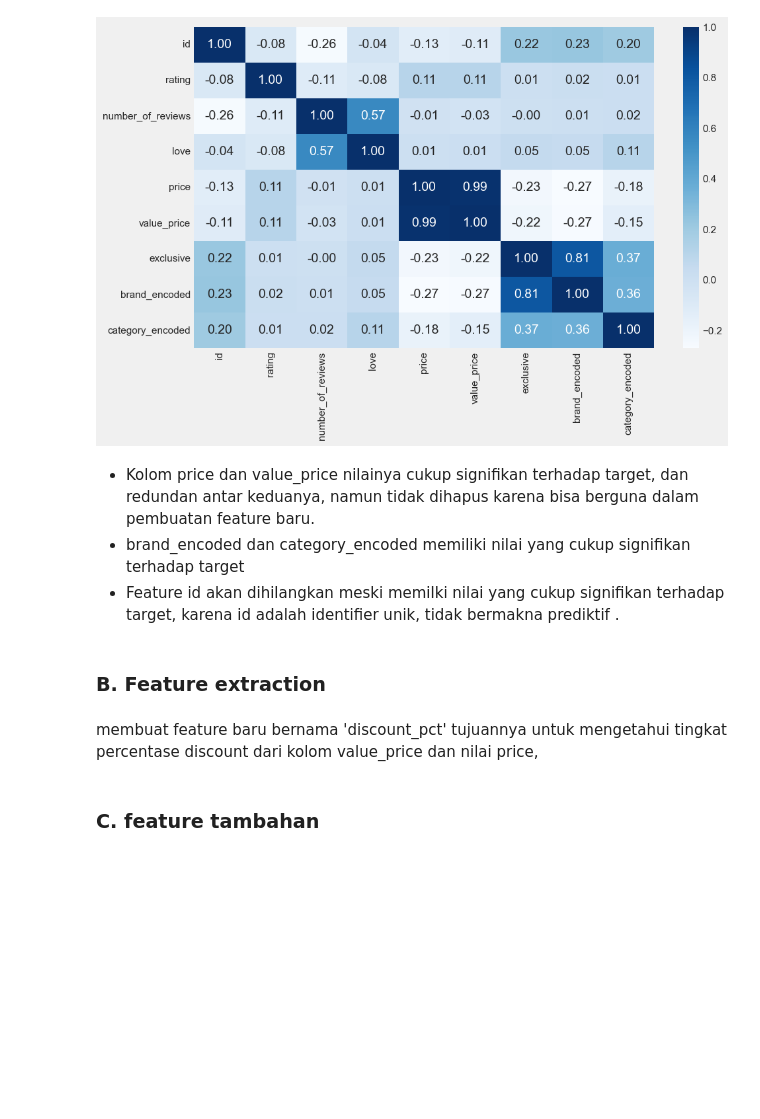
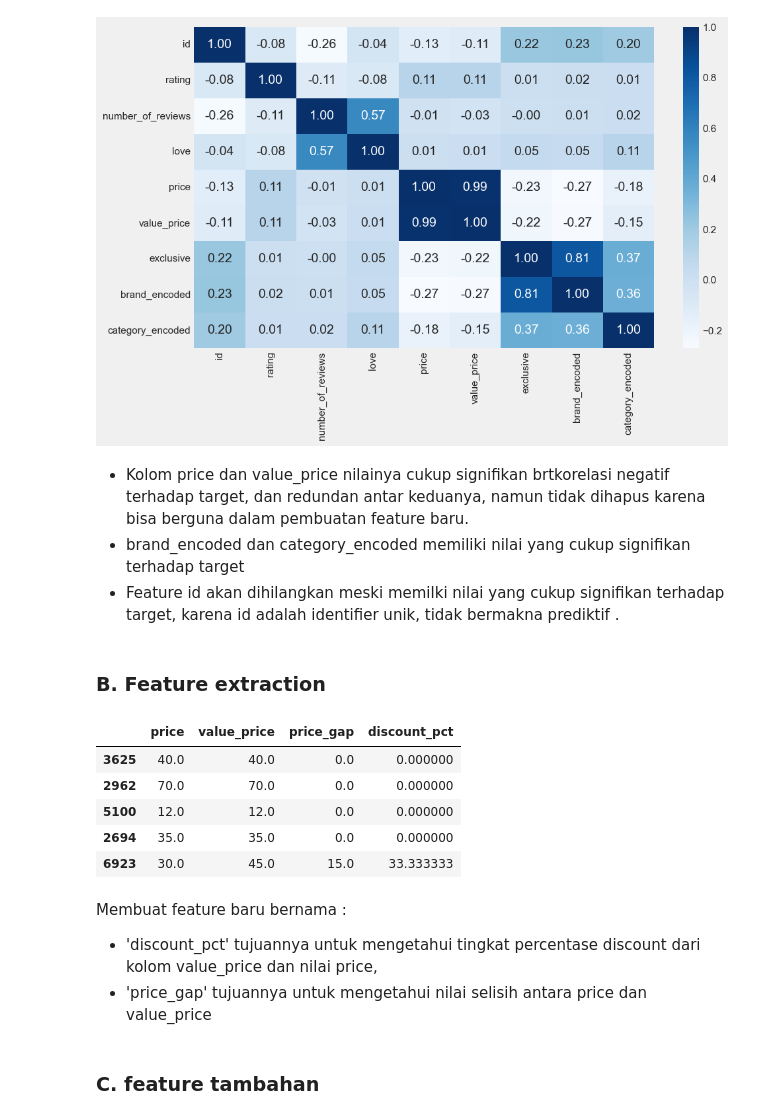
Before and after one commit to agirahmawandi/hw_ml_prep, a Jupyter notebook: Homework_ML_Preparation.ipynb, the cells around one changed output. Cells and saved outputs as stored; diff of their text form; code cells hidden in the pictures; blank space fills up the shorter version.

```diff
--- a/Homework_ML_Preparation.ipynb
+++ b/Homework_ML_Preparation.ipynb
@@ -462,15 +476,30 @@ plt.show()
 # %% [output]
 [figure]
 # %% [markdown]
-- Kolom price dan value_price  nilainya cukup signifikan terhadap target, dan redundan antar keduanya, namun tidak dihapus karena bisa berguna dalam pembuatan feature baru.
+- Kolom price dan value_price  nilainya cukup signifikan brtkorelasi negatif terhadap target, dan redundan antar keduanya, namun tidak dihapus karena bisa berguna dalam pembuatan feature baru.
 - brand_encoded  dan category_encoded memiliki nilai yang cukup signifikan terhadap target
 - Feature id akan dihilangkan meski memilki nilai yang cukup signifikan terhadap target, karena id adalah identifier unik, tidak bermakna prediktif .
 # %% [markdown]
 ### B. Feature extraction
 # %%
-# Persentase diskon
+# 1. price_gap
+df['price_gap'] = df['value_price'] - df['price']
+
+# 2. discount persentase
 df['discount_pct'] = ((df['value_price'] - df['price']) / df['value_price']) * 100
+
+
+df[['price', 'value_price', 'price_gap', 'discount_pct']].sample(5)
+# %% [output]
+|  | price | value_price | price_gap | discount_pct |
+| 3625 | 40.0 | 40.0 | 0.0 | 0.000000 |
+| 2962 | 70.0 | 70.0 | 0.0 | 0.000000 |
+| 5100 | 12.0 | 12.0 | 0.0 | 0.000000 |
+| 2694 | 35.0 | 35.0 | 0.0 | 0.000000 |
+| 6923 | 30.0 | 45.0 | 15.0 | 33.333333 |
 # %% [markdown]
-membuat feature baru bernama 'discount_pct' tujuannya untuk mengetahui tingkat percentase discount dari kolom value_price dan nilai price,
+Membuat feature baru bernama :<br>
+- 'discount_pct' tujuannya untuk mengetahui tingkat percentase discount dari kolom value_price dan nilai price,
+- 'price_gap' tujuannya untuk mengetahui nilai selisih antara price dan value_price
 # %% [markdown]
 ### C. feature tambahan
```
Also changed, not shown: parts of 22 cells of this notebook.
